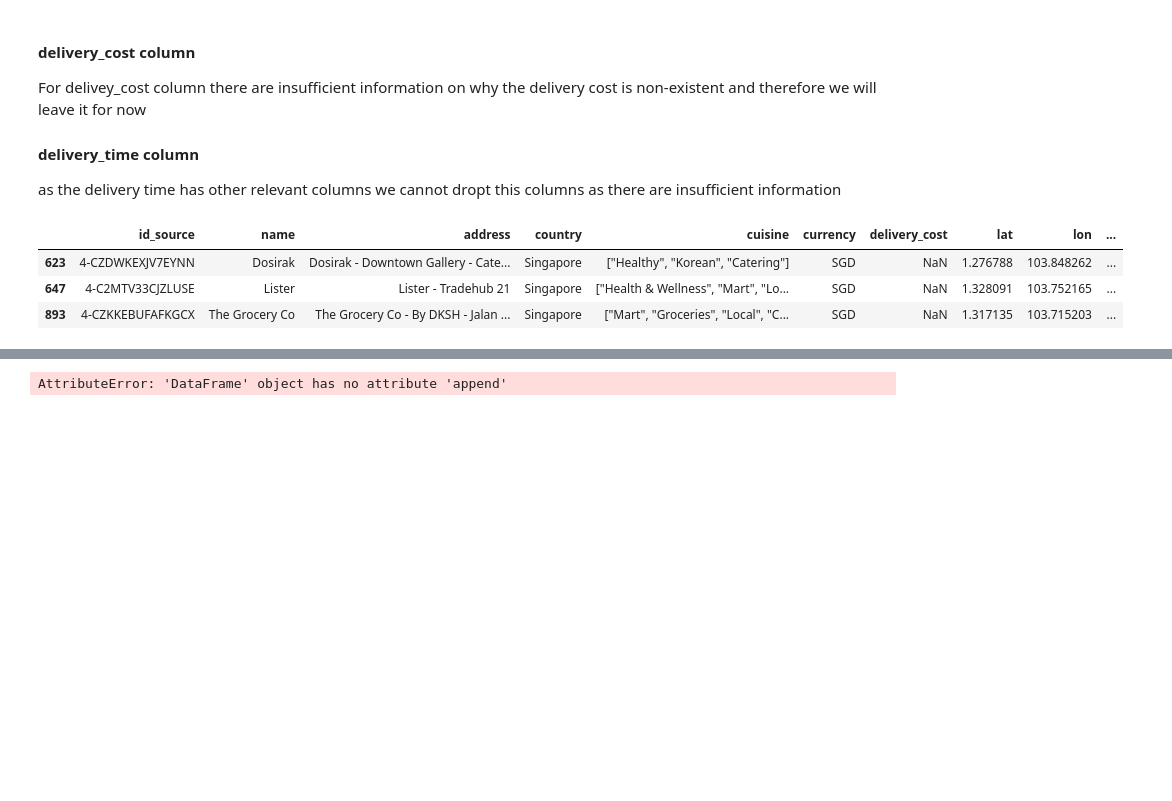
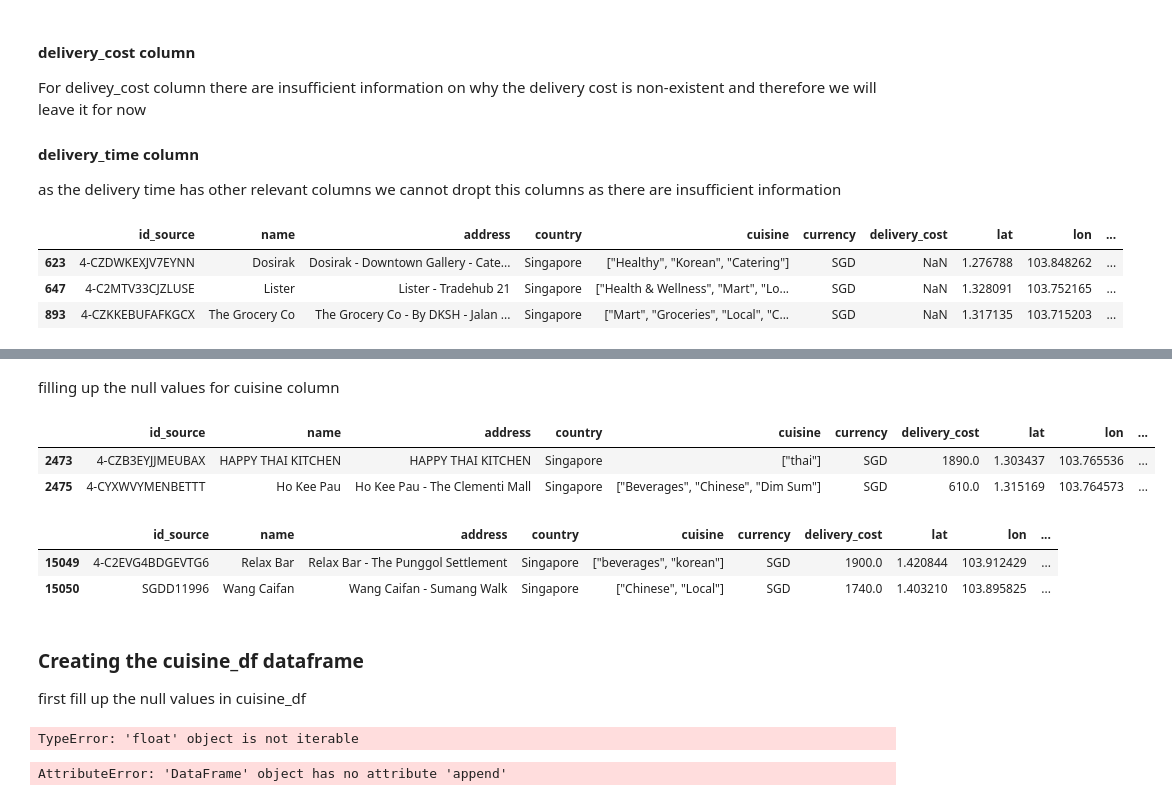
Before and after one commit to leehegithub/grab_restuarant_analysis, a Jupyter notebook: reading_csv.ipynb, the cells around one changed output, grey strips where cells are left out. Saved outputs shown, nothing was run; the diff lists cells and outputs as text; code cells hidden in the pictures; blank space fills up the shorter version.

```diff
--- a/reading_csv.ipynb
+++ b/reading_csv.ipynb
@@ -171,6 +171,59 @@ restaurants_df[restaurants_df['delivery_time'].isna()].head(3)
 | 614 | 4-CZCVT4KHVB2UNJ | Rasel Catering Singapore | Rasel Catering Singapore - Pandan... | Singapore | ["Asian", "International", "Cater... | SGD | 2000.0 | 1.312232 | 103.750662 | ... |
 | 699 | 4-C2KKJ2LAN2L3GN | D'Yoma Coffee | D'Yoma Coffee - Clementi Meadows | Singapore | ["Coffee & Tea", "Mart", "Roasted... | SGD | 300.0 | 1.321470 | 103.765870 | ... |
 | 889 | 4-C2JGV3WCLJE2N6 | Boxgreen x Juicy | Boxgreen x Juicy - Kian Teck Road... | Singapore | ["Beverages", "Snacks", "Mart"] | SGD | 1200.0 | 1.328727 | 103.688334 | ... |
+# %% [markdown]
+filling up the null values for cuisine column
+# %%
+# Change the 'cuisine' column of the row at index 2473 to ["thai"]
+restaurants_df.loc[2473, 'cuisine'] = ['"thai"']
+
+restaurants_df.iloc[[2473,2475]]
+# %% [output]
+|  | id_source | name | address | country | cuisine | currency | delivery_cost | lat | lon | ... |
+| 2473 | 4-CZB3EYJJMEUBAX | HAPPY THAI KITCHEN | HAPPY THAI KITCHEN | Singapore | ["thai"] | SGD | 1890.0 | 1.303437 | 103.765536 | ... |
+| 2475 | 4-CYXWVYMENBETTT | Ho Kee Pau | Ho Kee Pau - The Clementi Mall | Singapore | ["Beverages", "Chinese", "Dim Sum"] | SGD | 610.0 | 1.315169 | 103.764573 | ... |
+# %%
+# Change the 'cuisine' column of the row at index 15049 to ["beverages", "korean"]
+restaurants_df.at[15049, 'cuisine'] = ['"beverages"', '"korean"']
+
+restaurants_df.iloc[[15049,15050]]
+# %% [output]
+|  | id_source | name | address | country | cuisine | currency | delivery_cost | lat | lon | ... |
+| 15049 | 4-C2EVG4BDGEVTG6 | Relax Bar | Relax Bar - The Punggol Settlement | Singapore | ["beverages", "korean"] | SGD | 1900.0 | 1.420844 | 103.912429 | ... |
+| 15050 | SGDD11996 | Wang Caifan | Wang Caifan - Sumang Walk | Singapore | ["Chinese", "Local"] | SGD | 1740.0 | 1.403210 | 103.895825 | ... |
+# %% [markdown]
+### Creating the cuisine_df dataframe
+
+first fill up the null values in cuisine_df
+# %%
+# Create an empty list to store dictionaries representing rows to append
+rows_to_append = []
+
+# Iterate through each row of the original DataFrame
+for idx, row in restaurants_df.iterrows():
+    # Convert cuisine list to lowercase
+    cuisines_lower = [cuisine.lower() for cuisine in row['cuisine']]
+
+    # Create a primary key column called cuisine_id with text 'cus' followed by the index
+    cuisine_id = f'cus{idx + 1}'
+
+    # Create a dictionary to hold the data for the current row
+    row_data = {'cuisine_id': cuisine_id, 'id_source': row['id_source']}
+
+    # Iterate through each cuisine type and assign it to a separate column
+    for i, cuisine in enumerate(cuisines_lower, start=1):
+        row_data[f'cuisine_cat{i}'] = cuisine
+
+    # Append the row data to the list
+    rows_to_append.append(row_data)
+
+# Create a new DataFrame from the list of dictionaries
+cuisine_df = pd.DataFrame(rows_to_append)
+
+# Display the resulting cuisine DataFrame
+print(cuisine_df)
+# %% [output]
+TypeError: 'float' object is not iterable
 # %%
 restaurant_df = restaurant_df[['Id_source', 'name', 'address', 'rating', 'reviews_nr', 'opening_hr', 'delivery_time']]
 # %%
```
Also changed, not shown: parts of 4 cells of this notebook.
